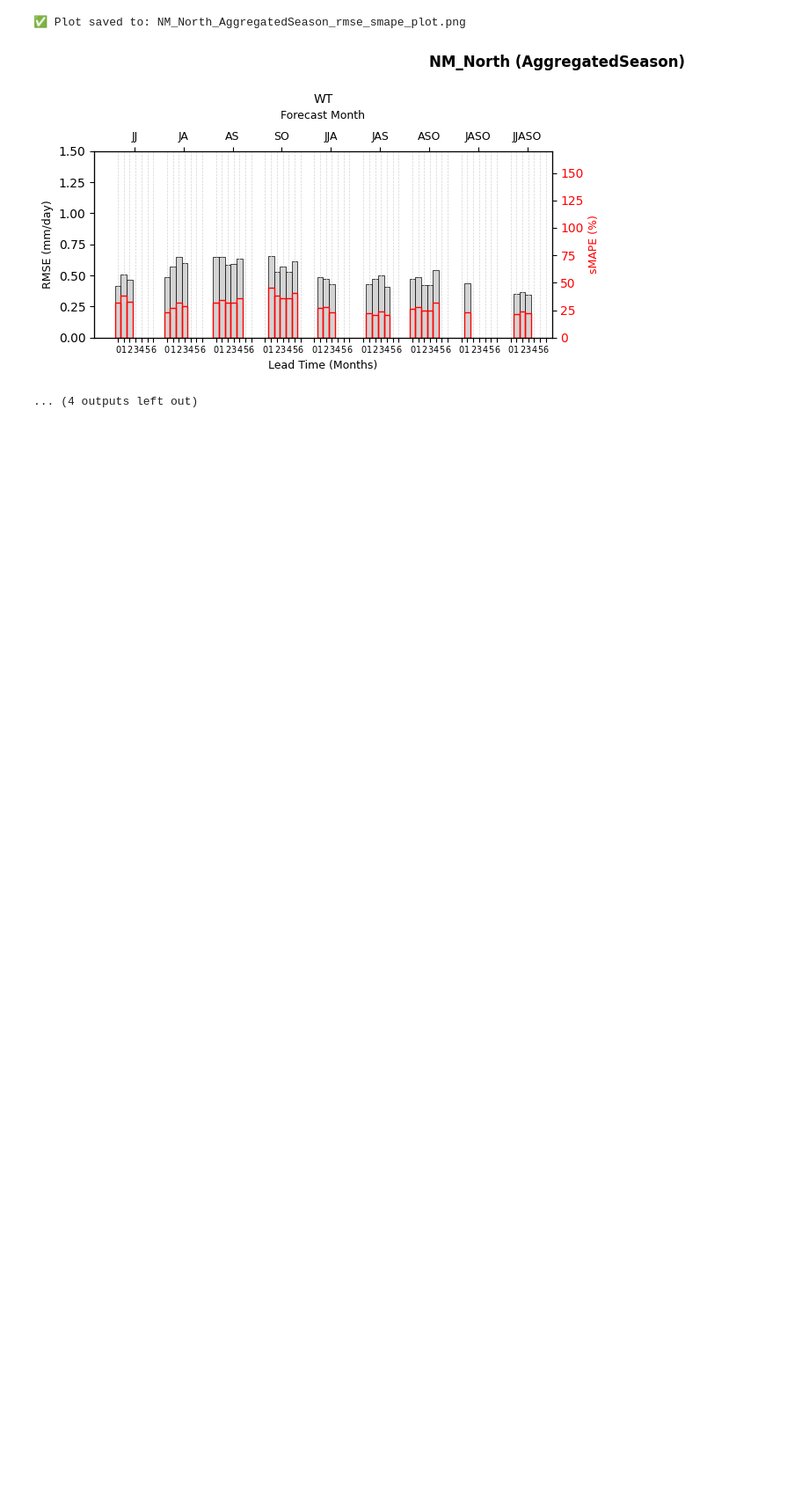
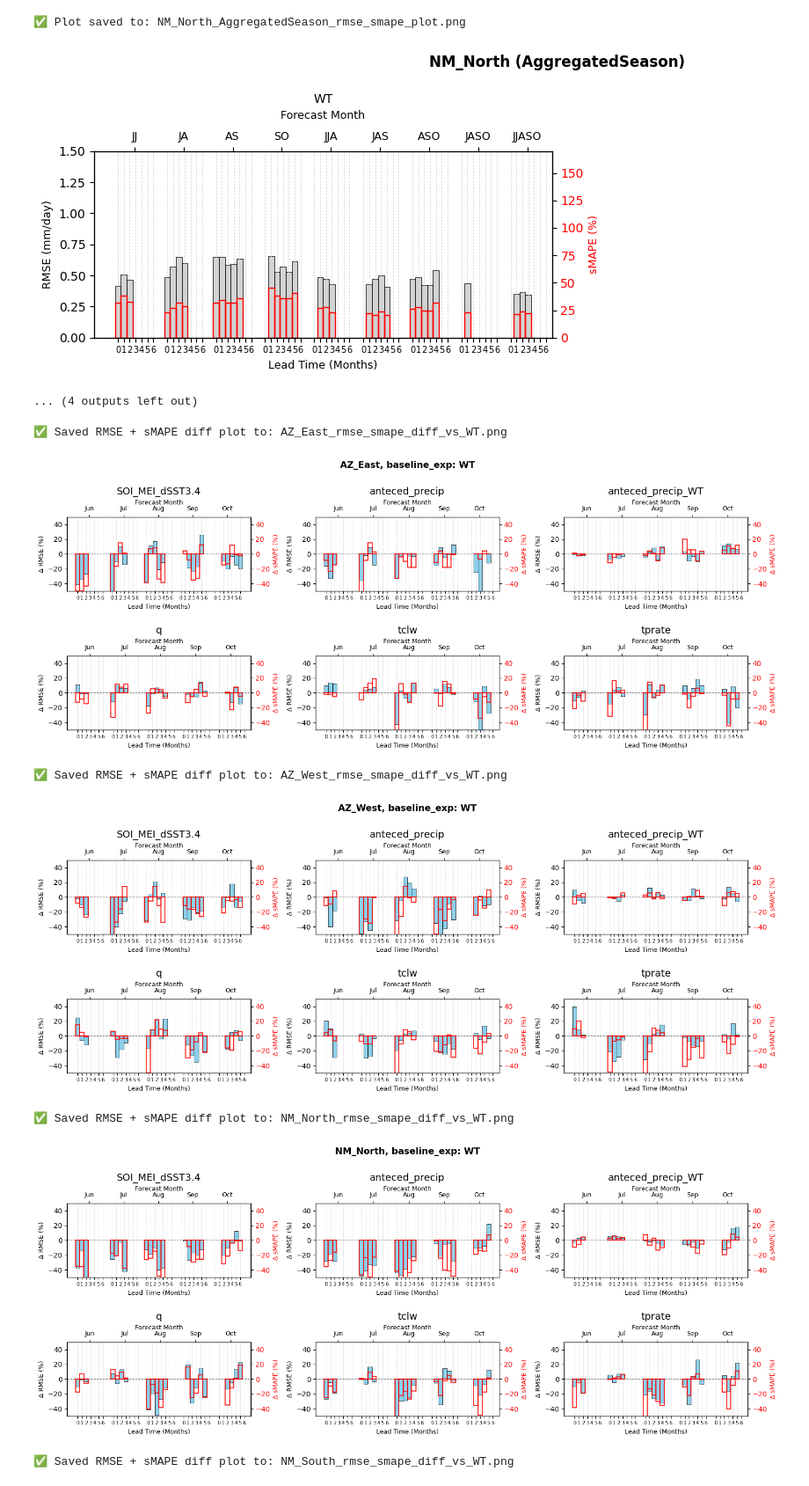
Before and after one commit to NinaOmani/S2S_Precipitation_Forecasting, a Jupyter notebook: B_Analog_S2S_PRCP_Forecast.ipynb, the cells around one changed output. Shown at 88% size. Saved outputs shown, nothing was run; the diff lists cells and outputs as text; code cells hidden in the pictures; blank space fills up the shorter version.

```diff
--- a/B_Analog_S2S_PRCP_Forecast.ipynb
+++ b/B_Analog_S2S_PRCP_Forecast.ipynb
@@ -474,7 +507,7 @@ for region in regions:
                              figsize=(15, 12), sharex=True, sharey=True)
 
     fig.suptitle(
-        f"Standardized Time Series of PRISM and Predicted Precipitation\n"
+        f"Time Series of PRISM and Predicted Precipitation\n"
         f"for {region}, {year_start_metrics}-{year_end_metrics}, Predictor: {'_'.join(predictors1)}",
         fontsize=16
     )
@@ -844,0 +1029,11 @@ for region in regions:
+# %%
+for region in metrics_df_filtered['region'].unique():
+    plot_rmse_and_smape_diff_vs_baseline(metrics_df_filtered, region, unique_experiments, baseline_exp='WT')
+# %% [output]
+✅ Saved RMSE + sMAPE diff plot to: AZ_East_rmse_smape_diff_vs_WT.png
+[figure, added]
+✅ Saved RMSE + sMAPE diff plot to: AZ_West_rmse_smape_diff_vs_WT.png
+[figure, added]
+✅ Saved RMSE + sMAPE diff plot to: NM_North_rmse_smape_diff_vs_WT.png
+[figure, added]
+✅ Saved RMSE + sMAPE diff plot to: NM_South_rmse_smape_diff_vs_WT.png
```
Also changed, not shown: parts of 16 cells of this notebook.
